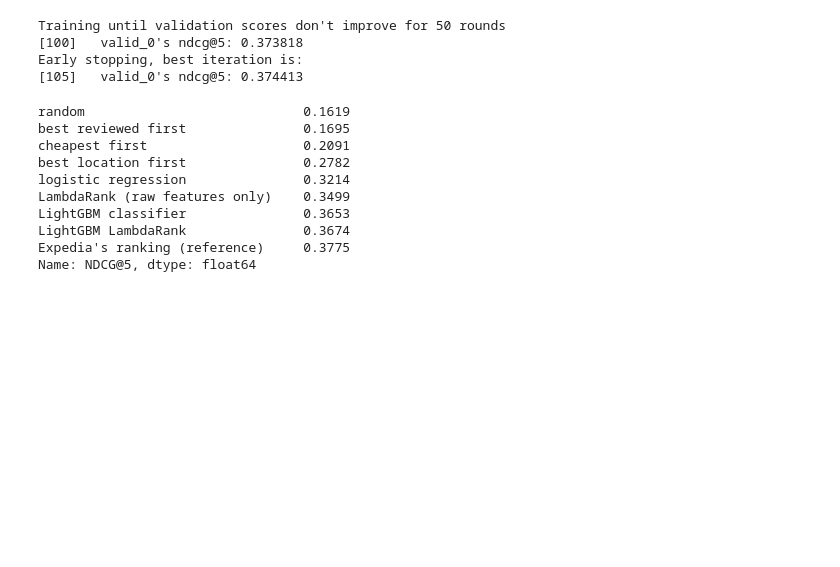
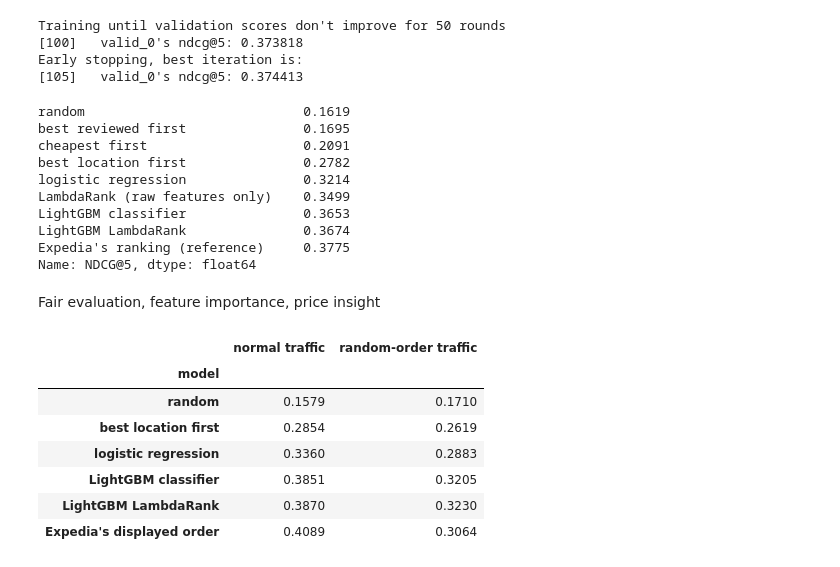
Before and after one commit to MuhammadAhmedMasood/expedia-ranking, a Jupyter notebook: 03_model.ipynb, the cells around one changed output. Cells and saved outputs as stored; diff of their text form; code cells hidden in the pictures; blank space fills up the shorter version.

```diff
--- a/03_model.ipynb
+++ b/03_model.ipynb
@@ -207,3 +207,39 @@ LightGBM classifier               0.3653
 LightGBM LambdaRank               0.3674
 Expedia's ranking (reference)     0.3775
 Name: NDCG@5, dtype: float64
+# %% [markdown]
+Fair evaluation, feature importance, price insight
+# %%
+test["score_random"]  = np.random.default_rng(42).random(len(test))
+test["score_loc2"]    = test["prop_location_score2"].fillna(0)
+test["score_expedia"] = -test["position"]
+
+compare = {
+    "random": "score_random",
+    "best location first": "score_loc2",
+    "logistic regression": "score_lr",
+    "LightGBM classifier": "score_lgb_clf",
+    "LightGBM LambdaRank": "score_lgb_rank",
+    "Expedia's displayed order": "score_expedia",
+}
+
+is_random = test["random_bool"] == 1
+rows = []
+for name, col in compare.items():
+    rows.append({
+        "model": name,
+        "normal traffic": ndcg_at_k(test[~is_random], col),
+        "random-order traffic": ndcg_at_k(test[is_random], col),
+    })
+
+slice_results = pd.DataFrame(rows).set_index("model").round(4)
+slice_results
+# %% [output]
+|  | normal traffic | random-order traffic |
+| model |  |  |
+| random | 0.1579 | 0.1710 |
+| best location first | 0.2854 | 0.2619 |
+| logistic regression | 0.3360 | 0.2883 |
+| LightGBM classifier | 0.3851 | 0.3205 |
+| LightGBM LambdaRank | 0.3870 | 0.3230 |
+| Expedia's displayed order | 0.4089 | 0.3064 |
```
Also changed, not shown: parts of 2 cells of this notebook, 1 other file.
